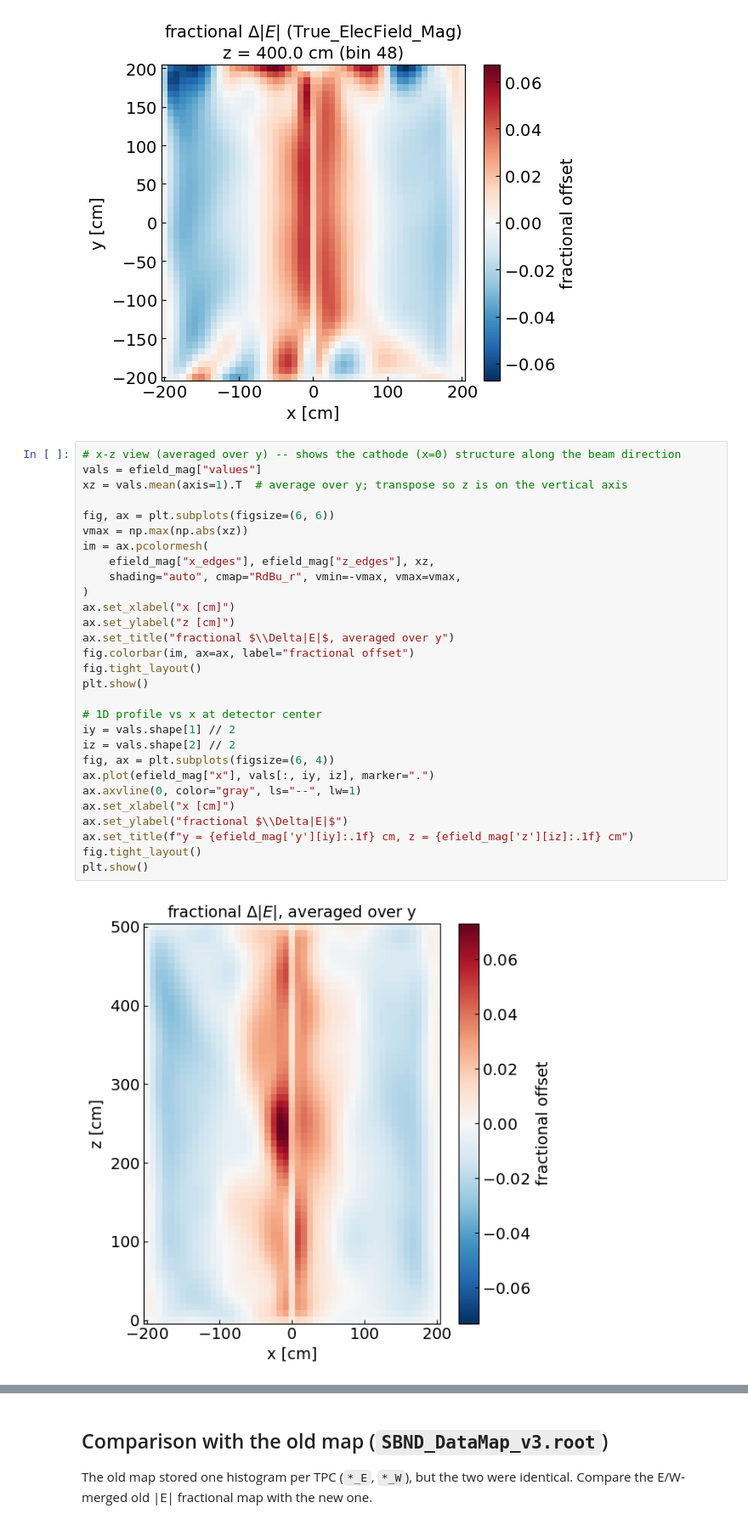
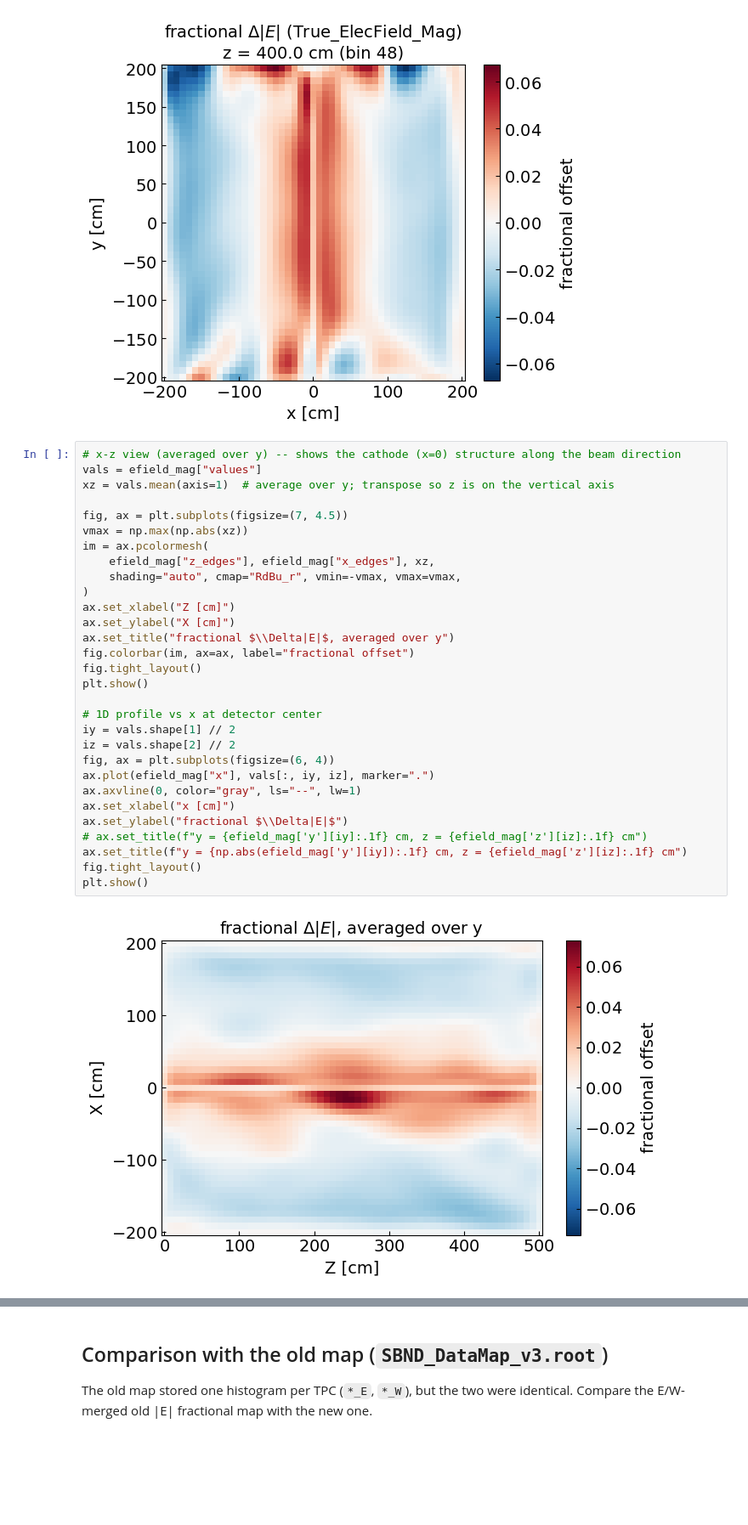
Before and after one commit to wjdanswjddl/cafpyana, a Jupyter notebook: analysis_village/numucc_1p0pi/notebooks/detector_Efield_doubleanode.ipynb, the cells around one changed output, grey strips where cells are left out. Shown at 85% size. Saved outputs shown, nothing was run; the diff lists cells and outputs as text; blank space fills up the shorter version.

Commit message:
efield update

```diff
--- a/analysis_village/numucc_1p0pi/notebooks/detector_Efield_doubleanode.ipynb
+++ b/analysis_village/numucc_1p0pi/notebooks/detector_Efield_doubleanode.ipynb
@@ -211,31 +211,32 @@ for z_cm in (100.0, 250.0, 400.0):
 # %%
 # x-z view (averaged over y) -- shows the cathode (x=0) structure along the beam direction
 vals = efield_mag["values"]
-xz = vals.mean(axis=1).T  # average over y; transpose so z is on the vertical axis
+xz = vals.mean(axis=1)  # average over y; transpose so z is on the vertical axis
 
-fig, ax = plt.subplots(figsize=(6, 6))
+fig, ax = plt.subplots(figsize=(7, 4.5))
 vmax = np.max(np.abs(xz))
 im = ax.pcolormesh(
-    efield_mag["x_edges"], efield_mag["z_edges"], xz,
+    efield_mag["z_edges"], efield_mag["x_edges"], xz,
     shading="auto", cmap="RdBu_r", vmin=-vmax, vmax=vmax,
 )
-ax.set_xlabel("x [cm]")
-ax.set_ylabel("z [cm]")
+ax.set_xlabel("Z [cm]")
+ax.set_ylabel("X [cm]")
 ax.set_title("fractional $\\Delta|E|$, averaged over y")
 fig.colorbar(im, ax=ax, label="fractional offset")
 fig.tight_layout()
 plt.show()
 
 # 1D profile vs x at detector center
 iy = vals.shape[1] // 2
 iz = vals.shape[2] // 2
 fig, ax = plt.subplots(figsize=(6, 4))
 ax.plot(efield_mag["x"], vals[:, iy, iz], marker=".")
 ax.axvline(0, color="gray", ls="--", lw=1)
 ax.set_xlabel("x [cm]")
 ax.set_ylabel("fractional $\\Delta|E|$")
-ax.set_title(f"y = {efield_mag['y'][iy]:.1f} cm, z = {efield_mag['z'][iz]:.1f} cm")
+# ax.set_title(f"y = {efield_mag['y'][iy]:.1f} cm, z = {efield_mag['z'][iz]:.1f} cm")
+ax.set_title(f"y = {np.abs(efield_mag['y'][iy]):.1f} cm, z = {efield_mag['z'][iz]:.1f} cm")
 fig.tight_layout()
 plt.show()
 # %% [output]
-[figure, old version]
+[figure, new version]
```
Also changed, not shown: parts of 2 cells of this notebook, 5 other files.
